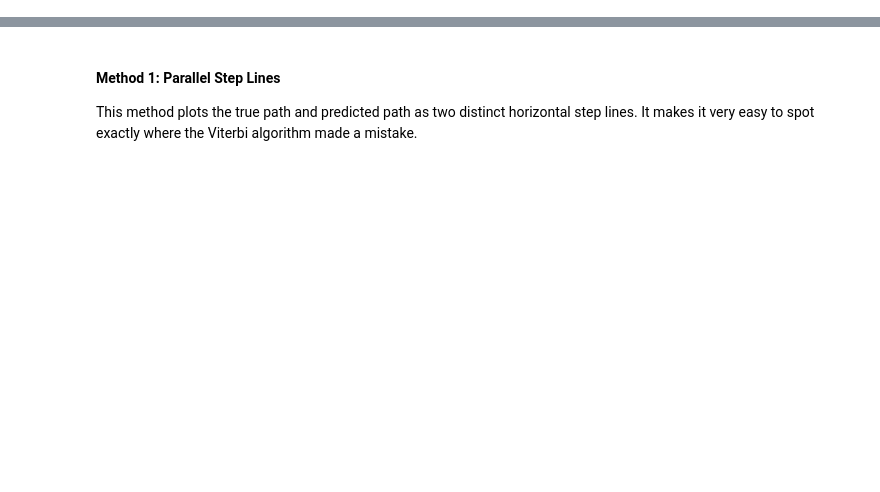
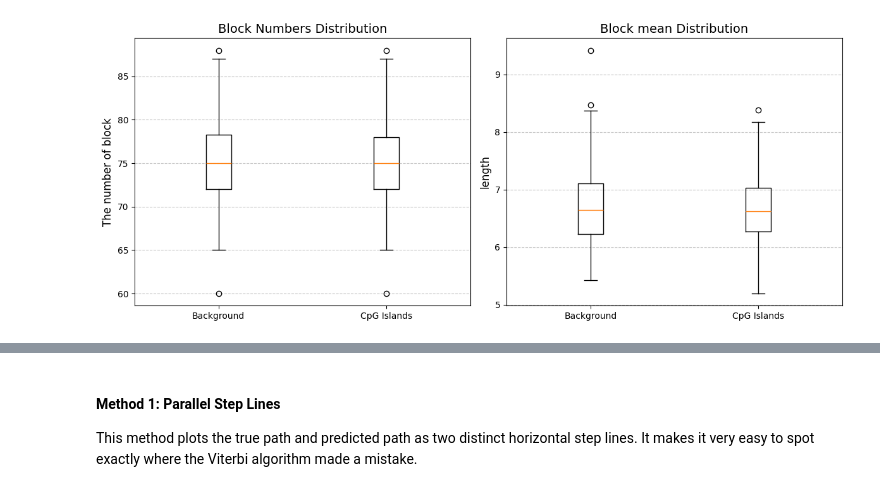
Before and after one commit to yenyen1/sequences-repeat-region-analysis, a Jupyter notebook: 02_hidden_markov_model.ipynb, the cells around one changed output, grey strips where cells are left out. Cells and saved outputs as stored; diff of their text form; code cells hidden in the pictures; blank space fills up the shorter version.

```diff
--- a/02_hidden_markov_model.ipynb
+++ b/02_hidden_markov_model.ipynb
@@ -212,0 +209,34 @@ $$\log \delta_{t}(j) = \max _{i} \left[ \log \delta_{t-1}(i) + \log a_{i,j} \rig
+# %%
+sample = 100
+cg_statistic = {"BG": [], "CG": []}
+blocksize = {"BG": [], "CG": []}
+for _ in range(sample):
+    hidden_path, observed_sequence = run_cpg_test(1000)
+    result = analyze_cgi_for_diff_states(hidden_path, observed_sequence)
+    cg_statistic["BG"].append(result.get("BG"))
+    cg_statistic["CG"].append(result.get("CG"))
+    result = cal_block_size(hidden_path)
+    blocksize["BG"].append(result.get("BG"))
+    blocksize["CG"].append(result.get("CG"))
+# %%
+bg_block_number = [len(r) for r in blocksize.get("BG")]
+cg_block_number = [len(r) for r in blocksize.get("CG")]
+bg_block_mean = [np.array(r).mean() for r in blocksize.get("BG")]
+cg_block_mean = [np.array(r).mean() for r in blocksize.get("CG")]
+
+fig, (ax1, ax2) = plt.subplots(1, 2, figsize=(12, 5))
+ax1.boxplot(
+    [bg_block_number, cg_block_number], tick_labels=["Background", "CpG Islands"]
+)
+ax1.set_title("Block Numbers Distribution", fontsize=14)
+ax1.set_ylabel("The number of block", fontsize=12)
+ax1.grid(axis="y", linestyle="--", alpha=0.7)
+
+ax2.boxplot([bg_block_mean, cg_block_mean], tick_labels=["Background", "CpG Islands"])
+ax2.set_title("Block mean Distribution", fontsize=14)
+ax2.set_ylabel("length", fontsize=12)
+ax2.grid(axis="y", linestyle="--", alpha=0.7)
+plt.tight_layout()
+plt.show()
+# %% [output]
+[figure, added]
```
Also changed, not shown: parts of 39 cells of this notebook, 4 other files.
